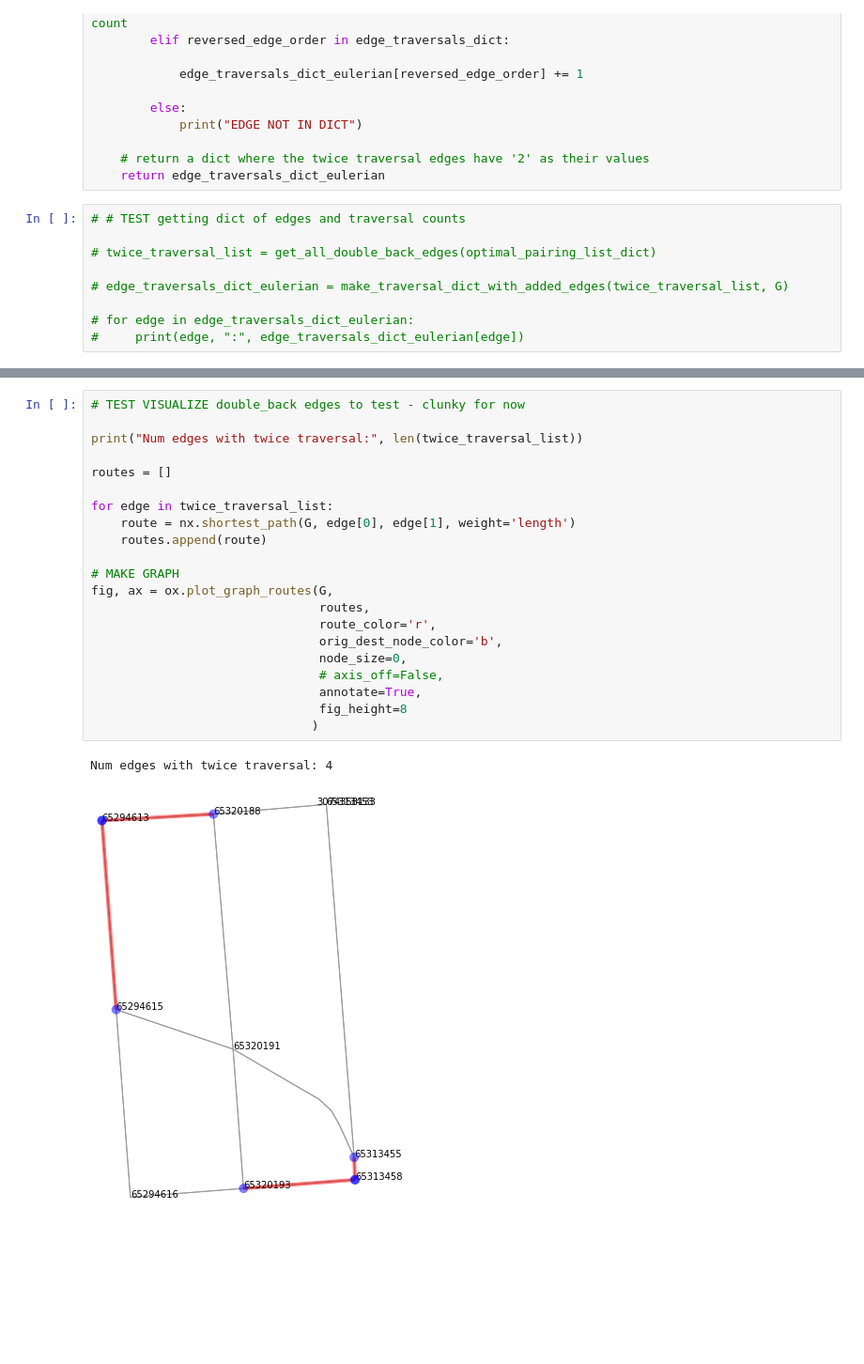
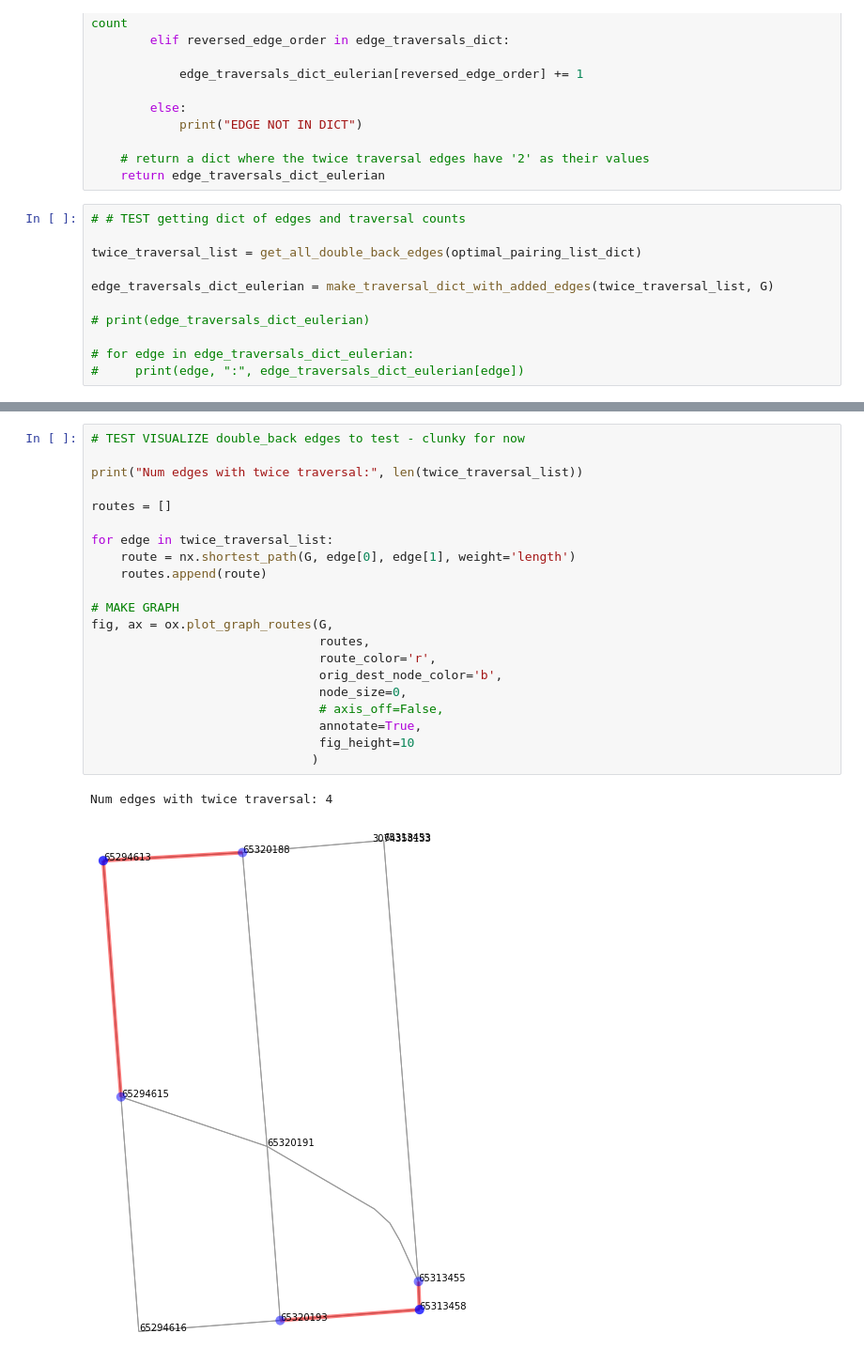
Before and after one commit to paigemoody/postman-paths, a Jupyter notebook: graph_constructor_notebook.ipynb, the cells around one changed output, grey strips where cells are left out. Shown at 94% size. Saved outputs shown, nothing was run; the diff lists cells and outputs as text; blank space fills up the shorter version.

```diff
--- a/graph_constructor_notebook.ipynb
+++ b/graph_constructor_notebook.ipynb
@@ -634,9 +629,11 @@ def make_traversal_dict_with_added_edges(twice_traversal_list, graph):
 # %%
 # # TEST getting dict of edges and traversal counts
 
-# twice_traversal_list = get_all_double_back_edges(optimal_pairing_list_dict)
+twice_traversal_list = get_all_double_back_edges(optimal_pairing_list_dict)
 
-# edge_traversals_dict_eulerian = make_traversal_dict_with_added_edges(twice_traversal_list, G)
+edge_traversals_dict_eulerian = make_traversal_dict_with_added_edges(twice_traversal_list, G)
+
+# print(edge_traversals_dict_eulerian)
 
 # for edge in edge_traversals_dict_eulerian:
 #     print(edge, ":", edge_traversals_dict_eulerian[edge])
@@ -643,24 +642,24 @@ def make_traversal_dict_with_added_edges(twice_traversal_list, graph):
 # %%
 # TEST VISUALIZE double_back edges to test - clunky for now
 
 print("Num edges with twice traversal:", len(twice_traversal_list))
 
 routes = []
 
 for edge in twice_traversal_list:
     route = nx.shortest_path(G, edge[0], edge[1], weight='length')
     routes.append(route)
 
 # MAKE GRAPH
 fig, ax = ox.plot_graph_routes(G,
                                routes,
                                route_color='r',
                                orig_dest_node_color='b',
                                node_size=0,
                                # axis_off=False,
                                annotate=True,
-                               fig_height=8
+                               fig_height=10
                               )
 # %% [output]
 Num edges with twice traversal: 4
-[figure, old version]
+[figure, new version]
```
Also changed, not shown: parts of 11 cells of this notebook, 1 other file.
